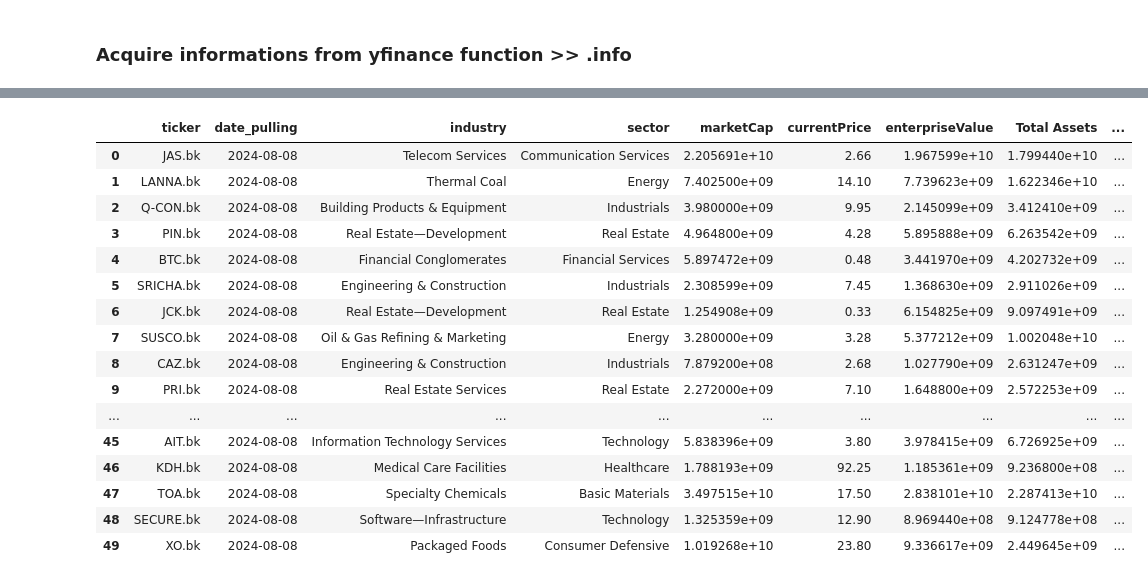
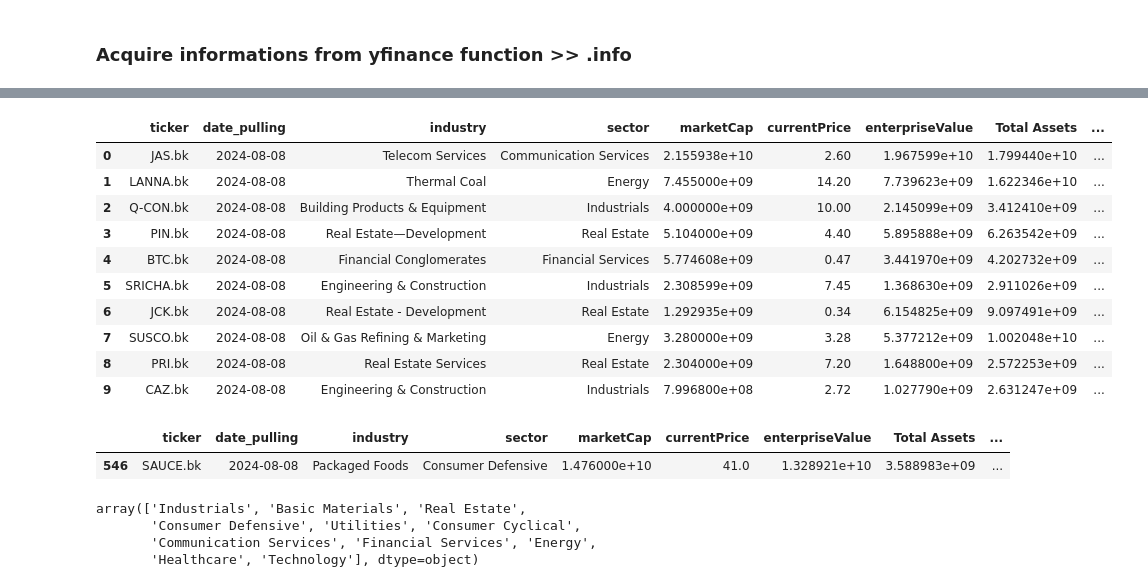
Before and after one commit to NarasetS/StockTH_MagicFormula, a Jupyter notebook: magicformulaonthstock.ipynb, the cells around one changed output, grey strips where cells are left out. Cells and saved outputs as stored; diff of their text form; code cells hidden in the pictures.

```diff
--- a/magicformulaonthstock.ipynb
+++ b/magicformulaonthstock.ipynb
@@ -136,22 +136,28 @@ df.loc[df['Ranking_MF'] == df['Ranking_MF'].max()]
 # %%
 df_sorted = df.sort_values(by=['Ranking_MF'],ascending=False)
 df_sorted = df_sorted.reset_index(drop=True)
-df_sorted[:50]
+df_sorted[:10]
 # %% [output]
 |  | ticker | date_pulling | industry | sector | marketCap | currentPrice | enterpriseValue | Total Assets | ... |
-| 0 | JAS.bk | 2024-08-08 | Telecom Services | Communication Services | 2.205691e+10 | 2.66 | 1.967599e+10 | 1.799440e+10 | ... |
-| 1 | LANNA.bk | 2024-08-08 | Thermal Coal | Energy | 7.402500e+09 | 14.10 | 7.739623e+09 | 1.622346e+10 | ... |
-| 2 | Q-CON.bk | 2024-08-08 | Building Products & Equipment | Industrials | 3.980000e+09 | 9.95 | 2.145099e+09 | 3.412410e+09 | ... |
-| 3 | PIN.bk | 2024-08-08 | Real Estate—Development | Real Estate | 4.964800e+09 | 4.28 | 5.895888e+09 | 6.263542e+09 | ... |
-| 4 | BTC.bk | 2024-08-08 | Financial Conglomerates | Financial Services | 5.897472e+09 | 0.48 | 3.441970e+09 | 4.202732e+09 | ... |
+| 0 | JAS.bk | 2024-08-08 | Telecom Services | Communication Services | 2.155938e+10 | 2.60 | 1.967599e+10 | 1.799440e+10 | ... |
+| 1 | LANNA.bk | 2024-08-08 | Thermal Coal | Energy | 7.455000e+09 | 14.20 | 7.739623e+09 | 1.622346e+10 | ... |
+| 2 | Q-CON.bk | 2024-08-08 | Building Products & Equipment | Industrials | 4.000000e+09 | 10.00 | 2.145099e+09 | 3.412410e+09 | ... |
+| 3 | PIN.bk | 2024-08-08 | Real Estate—Development | Real Estate | 5.104000e+09 | 4.40 | 5.895888e+09 | 6.263542e+09 | ... |
+| 4 | BTC.bk | 2024-08-08 | Financial Conglomerates | Financial Services | 5.774608e+09 | 0.47 | 3.441970e+09 | 4.202732e+09 | ... |
 | 5 | SRICHA.bk | 2024-08-08 | Engineering & Construction | Industrials | 2.308599e+09 | 7.45 | 1.368630e+09 | 2.911026e+09 | ... |
-| 6 | JCK.bk | 2024-08-08 | Real Estate—Development | Real Estate | 1.254908e+09 | 0.33 | 6.154825e+09 | 9.097491e+09 | ... |
+| 6 | JCK.bk | 2024-08-08 | Real Estate - Development | Real Estate | 1.292935e+09 | 0.34 | 6.154825e+09 | 9.097491e+09 | ... |
 | 7 | SUSCO.bk | 2024-08-08 | Oil & Gas Refining & Marketing | Energy | 3.280000e+09 | 3.28 | 5.377212e+09 | 1.002048e+10 | ... |
-| 8 | CAZ.bk | 2024-08-08 | Engineering & Construction | Industrials | 7.879200e+08 | 2.68 | 1.027790e+09 | 2.631247e+09 | ... |
-| 9 | PRI.bk | 2024-08-08 | Real Estate Services | Real Estate | 2.272000e+09 | 7.10 | 1.648800e+09 | 2.572253e+09 | ... |
-| ... | ... | ... | ... | ... | ... | ... | ... | ... | ... |
-| 45 | AIT.bk | 2024-08-08 | Information Technology Services | Technology | 5.838396e+09 | 3.80 | 3.978415e+09 | 6.726925e+09 | ... |
-| 46 | KDH.bk | 2024-08-08 | Medical Care Facilities | Healthcare | 1.788193e+09 | 92.25 | 1.185361e+09 | 9.236800e+08 | ... |
-| 47 | TOA.bk | 2024-08-08 | Specialty Chemicals | Basic Materials | 3.497515e+10 | 17.50 | 2.838101e+10 | 2.287413e+10 | ... |
-| 48 | SECURE.bk | 2024-08-08 | Software—Infrastructure | Technology | 1.325359e+09 | 12.90 | 8.969440e+08 | 9.124778e+08 | ... |
-| 49 | XO.bk | 2024-08-08 | Packaged Foods | Consumer Defensive | 1.019268e+10 | 23.80 | 9.336617e+09 | 2.449645e+09 | ... |
+| 8 | PRI.bk | 2024-08-08 | Real Estate Services | Real Estate | 2.304000e+09 | 7.20 | 1.648800e+09 | 2.572253e+09 | ... |
+| 9 | CAZ.bk | 2024-08-08 | Engineering & Construction | Industrials | 7.996800e+08 | 2.72 | 1.027790e+09 | 2.631247e+09 | ... |
+# %%
+df.loc[df['ticker'] == 'SAUCE.bk']
+# %% [output]
+|  | ticker | date_pulling | industry | sector | marketCap | currentPrice | enterpriseValue | Total Assets | ... |
+| 546 | SAUCE.bk | 2024-08-08 | Packaged Foods | Consumer Defensive | 1.476000e+10 | 41.0 | 1.328921e+10 | 3.588983e+09 | ... |
+# %%
+df['sector'].unique()
+# %% [output]
+array(['Industrials', 'Basic Materials', 'Real Estate',
+       'Consumer Defensive', 'Utilities', 'Consumer Cyclical',
+       'Communication Services', 'Financial Services', 'Energy',
+       'Healthcare', 'Technology'], dtype=object)
```
Also changed, not shown: parts of 4 cells of this notebook, 2 other files.
